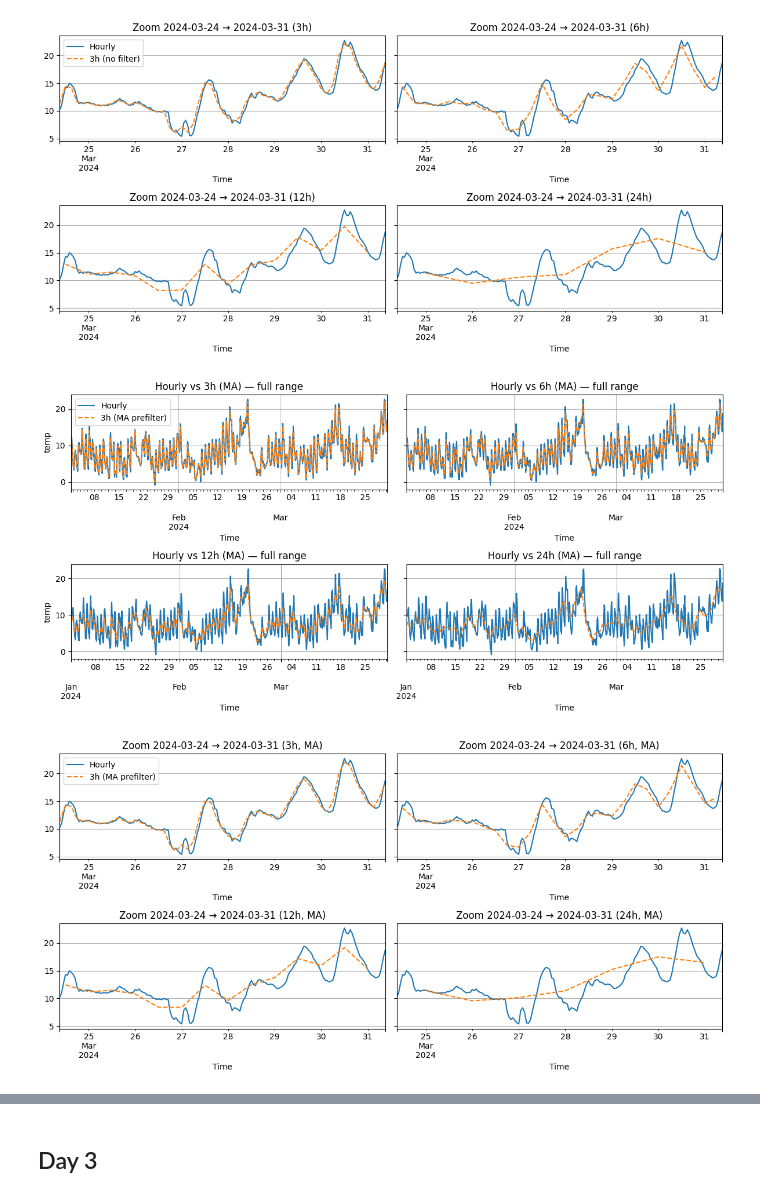
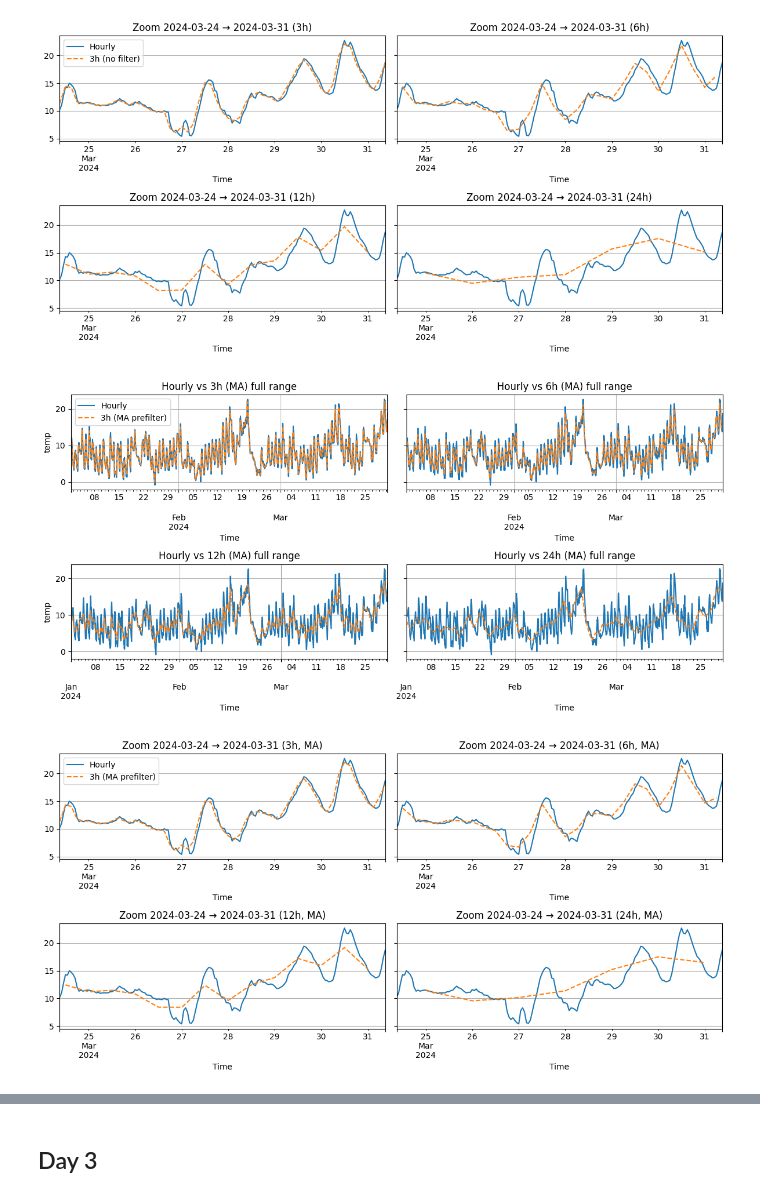
Before and after one commit to infamousperi/GBSV_MC, a Jupyter notebook: MC1/Nyquist_Shannon_Sampling_Theorem.ipynb, the cells around one changed output, grey strips where cells are left out. Drawn from its saved outputs; the diff is of its cells as text; code cells hidden in the pictures.

```diff
--- a/MC1/Nyquist_Shannon_Sampling_Theorem.ipynb
+++ b/MC1/Nyquist_Shannon_Sampling_Theorem.ipynb
@@ -200,32 +216,32 @@ plt.tight_layout(); plt.show()
 # %%
 # Small multiples: Hourly vs each cadence (WITH MA PREFILTER) — full & zoom
 fig, axes = plt.subplots(rows, cols, figsize=(12, 3*rows), sharey=True)
 axes = axes.ravel()
 for i, c in enumerate(cadences):
     ax = axes[i]
     sig.plot(ax=ax, label='Hourly')
     downsampled[(c,'with_ma_filter')].plot(ax=ax, style='--', label=f'{c} (MA prefilter)')
-    ax.set_title(f"Hourly vs {c} (MA) — full range")
+    ax.set_title(f"Hourly vs {c} (MA) full range")
     ax.set_xlabel("Time"); ax.set_ylabel(sig_name)
     if i == 0: ax.legend()
 for j in range(i+1, len(axes)):
     axes[j].axis('off')
 plt.tight_layout(); plt.show()
 
 fig, axes = plt.subplots(rows, cols, figsize=(12, 3*rows), sharey=True)
 axes = axes.ravel()
 for i, c in enumerate(cadences):
     ax = axes[i]
     sig.loc[zoom_start:zoom_end].plot(ax=ax, label='Hourly')
     downsampled[(c,'with_ma_filter')].loc[zoom_start:zoom_end].plot(ax=ax, style='--', label=f'{c} (MA prefilter)')
     ax.set_title(f"Zoom {zoom_start.date()} → {zoom_end.date()} ({c}, MA)")
     ax.set_xlabel("Time"); ax.set_ylabel("")
     if i == 0: ax.legend()
 for j in range(i+1, len(axes)):
     axes[j].axis('off')
 plt.tight_layout(); plt.show()
 # %% [output]
-[figure, old version]
+[figure, new version]
 [figure]
 # %%
 def periodogram(series: pd.Series, fs_per_hour: float):
```
Also changed, not shown: parts of 4 cells of this notebook.
